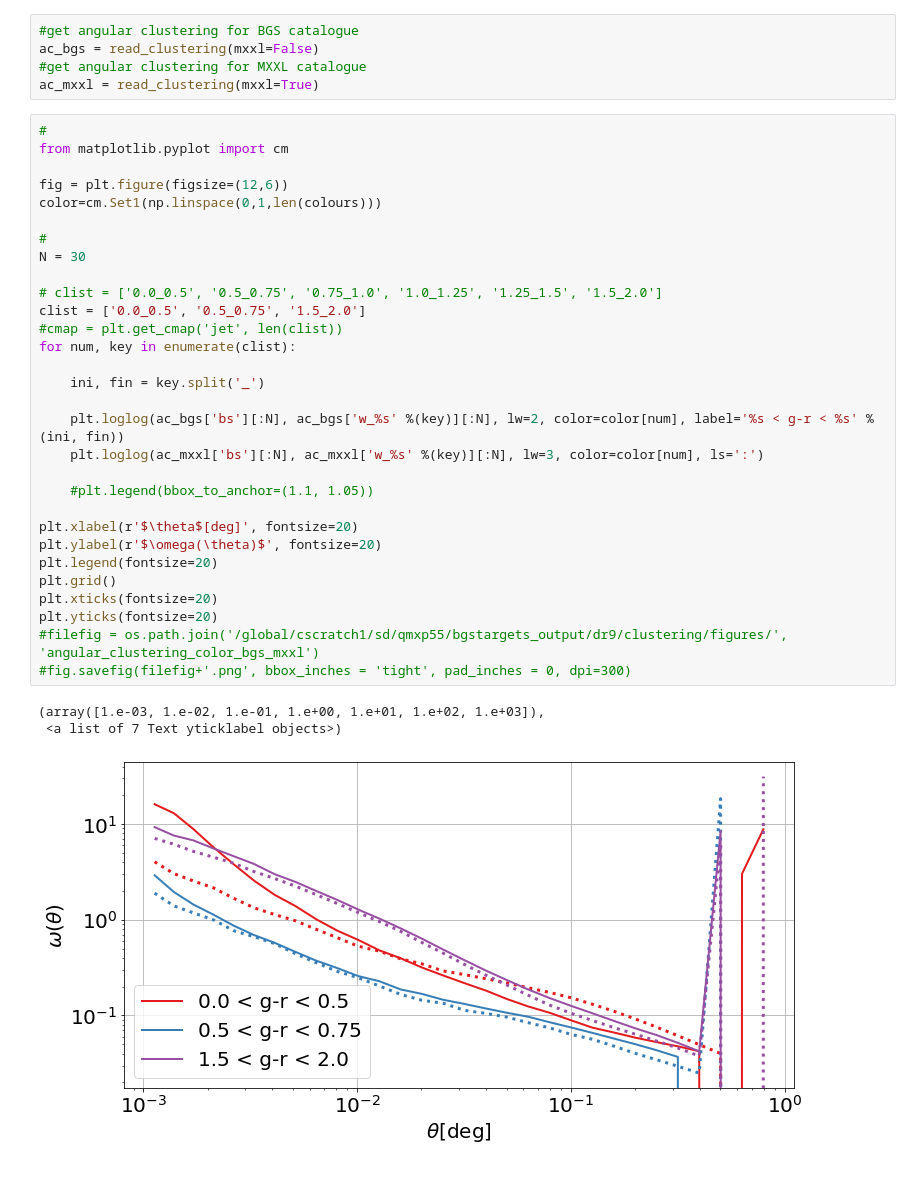
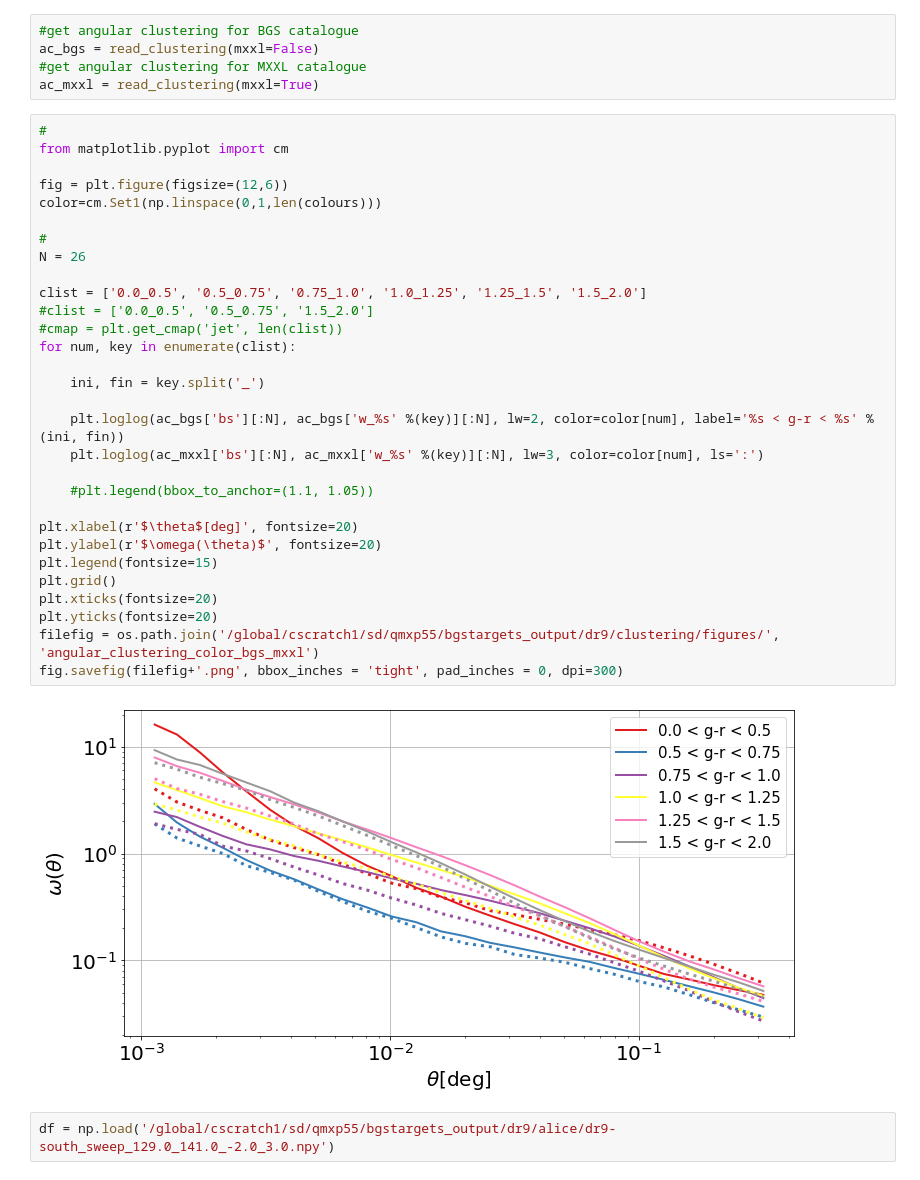
Before and after one commit to qmxp55/bgstargets, a Jupyter notebook: doc/angular_clustering_colour_bins_with_splitted_randoms.ipynb, the cells around one changed output. Drawn from its saved outputs; the diff is of its cells as text.

```diff
--- a/doc/angular_clustering_colour_bins_with_splitted_randoms.ipynb
+++ b/doc/angular_clustering_colour_bins_with_splitted_randoms.ipynb
@@ -78,34 +146,34 @@ ac_mxxl = read_clustering(mxxl=True)
 # %%
 #
 from matplotlib.pyplot import cm
 
 fig = plt.figure(figsize=(12,6))
 color=cm.Set1(np.linspace(0,1,len(colours)))
 
 #
-N = 30
+N = 26
 
-# clist = ['0.0_0.5', '0.5_0.75', '0.75_1.0', '1.0_1.25', '1.25_1.5', '1.5_2.0']
-clist = ['0.0_0.5', '0.5_0.75', '1.5_2.0']
+clist = ['0.0_0.5', '0.5_0.75', '0.75_1.0', '1.0_1.25', '1.25_1.5', '1.5_2.0']
+#clist = ['0.0_0.5', '0.5_0.75', '1.5_2.0']
 #cmap = plt.get_cmap('jet', len(clist))
 for num, key in enumerate(clist):
 
     ini, fin = key.split('_')
 
     plt.loglog(ac_bgs['bs'][:N], ac_bgs['w_%s' %(key)][:N], lw=2, color=color[num], label='%s < g-r < %s' %(ini, fin))
     plt.loglog(ac_mxxl['bs'][:N], ac_mxxl['w_%s' %(key)][:N], lw=3, color=color[num], ls=':')
 
     #plt.legend(bbox_to_anchor=(1.1, 1.05))
 
 plt.xlabel(r'$\theta$[deg]', fontsize=20)
 plt.ylabel(r'$\omega(\theta)$', fontsize=20)
-plt.legend(fontsize=20)
+plt.legend(fontsize=15)
 plt.grid()
 plt.xticks(fontsize=20)
 plt.yticks(fontsize=20)
-#filefig = os.path.join('/global/cscratch1/sd/qmxp55/bgstargets_output/dr9/clustering/figures/', 'angular_clustering_color_bgs_mxxl')
-#fig.savefig(filefig+'.png', bbox_inches = 'tight', pad_inches = 0, dpi=300)
+filefig = os.path.join('/global/cscratch1/sd/qmxp55/bgstargets_output/dr9/clustering/figures/', 'angular_clustering_color_bgs_mxxl')
+fig.savefig(filefig+'.png', bbox_inches = 'tight', pad_inches = 0, dpi=300)
 # %% [output]
-(array([1.e-03, 1.e-02, 1.e-01, 1.e+00, 1.e+01, 1.e+02, 1.e+03]),
- <a list of 7 Text yticklabel objects>)
-[figure, old version]
+[figure, new version]
+# %%
+df = np.load('/global/cscratch1/sd/qmxp55/bgstargets_output/dr9/alice/dr9-south_sweep_129.0_141.0_-2.0_3.0.npy')
```
Also changed, not shown: parts of 8 cells of this notebook.
